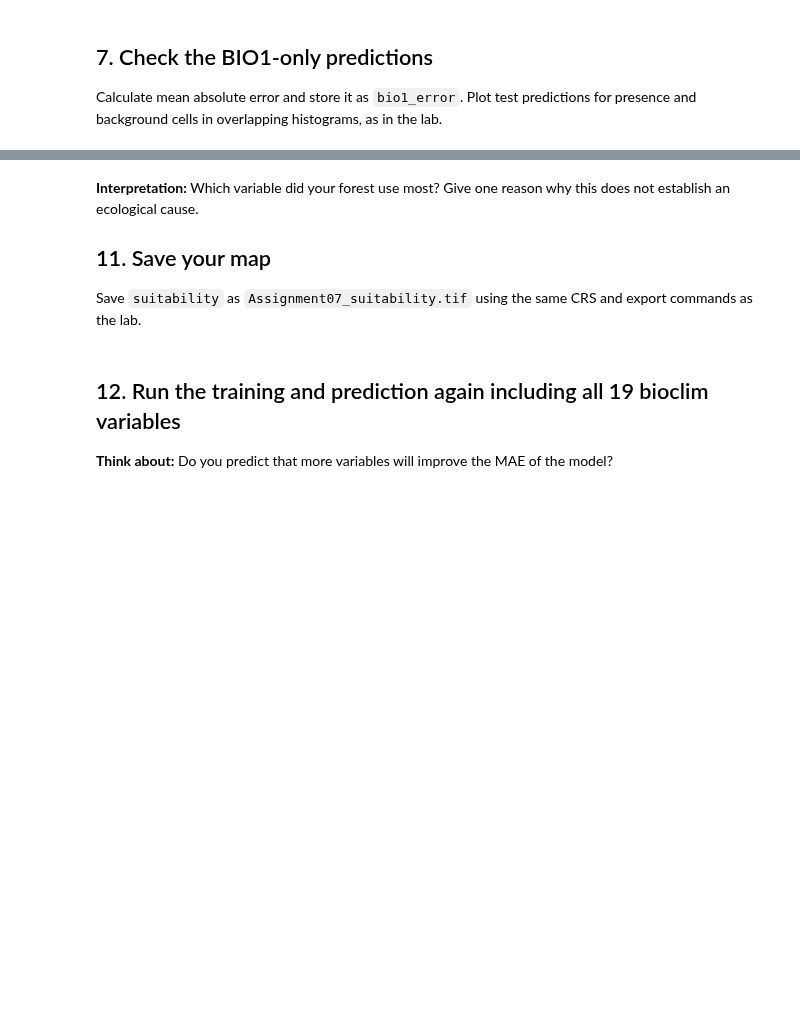
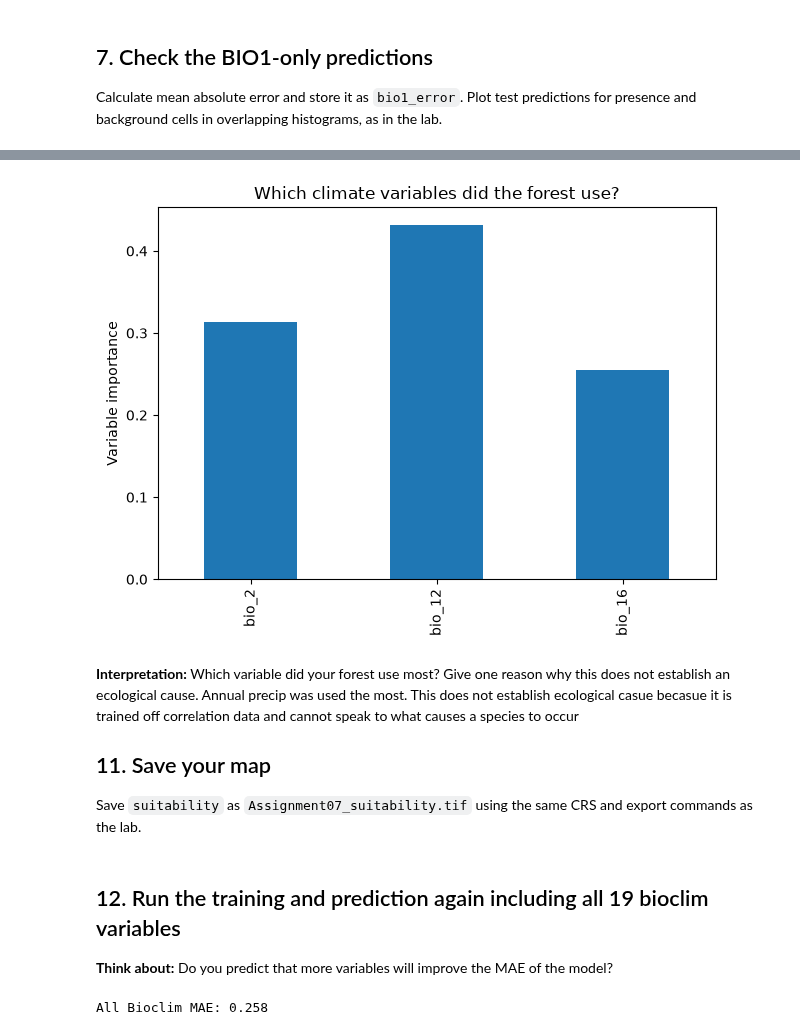
Before and after one commit to carlycoughlin-ux/BIO597-SpatialBiodiversity, a Jupyter notebook: docs/assignments/Assignment-07-MachineLearningSDM.ipynb, the cells around one changed output, grey strips where cells are left out. Saved outputs shown, nothing was run; the diff lists cells and outputs as text; code cells hidden in the pictures; blank space fills up the shorter version.

```diff
--- a/docs/assignments/Assignment-07-MachineLearningSDM.ipynb
+++ b/docs/assignments/Assignment-07-MachineLearningSDM.ipynb
@@ -120,9 +296,17 @@ Fit a new `final_model` using all modeling rows and the three predictors. Predic
 Use `final_model.feature_importances_` and `pd.Series()` as in the lab to make a bar plot for the three predictors.
 # %%
 # Make and label a variable-importance plot.
+importance = pd.Series(final_model.feature_importances_, index=features)
+importance.plot.bar()
+plt.ylabel("Variable importance")
+plt.title("Which climate variables did the forest use?")
+plt.tight_layout()
+plt.show()
+# %% [output]
+[figure, added]
 # %% [markdown]
 **Interpretation:** Which variable did your forest use most? Give one reason why this does not establish an ecological cause.
-
+Annual precip was used the most. This does not establish ecological casue becasue it is trained off correlation data and cannot speak to what causes a species to occur
 ## 11. Save your map
 
 Save `suitability` as `Assignment07_suitability.tif` using the same CRS and export commands as the lab.
@@ -135,3 +321,27 @@ Save `suitability` as `Assignment07_suitability.tif` using the same CRS and expo
 # %%
 # Run the full analysis again but this time include all 19 bioclim variables
 # feel free to copy/paste from cells above
+
+features = ["bio_1", "bio_2","bio_3","bio_4","bio_5","bio_6","bio_7","bio_8","bio_9","bio_10","bio_11","bio_12","bio_13","bio_14","bio_15","bio_16","bio_17","bio_18", "bio_19"]
+
+X = model_data[features]
+
+X_train, X_test, y_train, y_test = train_test_split(
+    X,
+    y,
+    test_size=0.25,
+    random_state=597,
+)
+
+all_variable_model = RandomForestRegressor(
+    n_estimators=100, min_samples_leaf=5, random_state=2,
+)
+
+all_variable_model.fit(X_train, y_train)
+all_variable_prediction = all_variable_model.predict(X_test)
+all_variable_error = mean_absolute_error(y_test, all_variable_prediction)
+
+
+print("All Bioclim MAE:", round(all_variable_error, 3))
+# %% [output]
+All Bioclim MAE: 0.258
```
Also changed, not shown: parts of 23 cells of this notebook, 1 other file.
